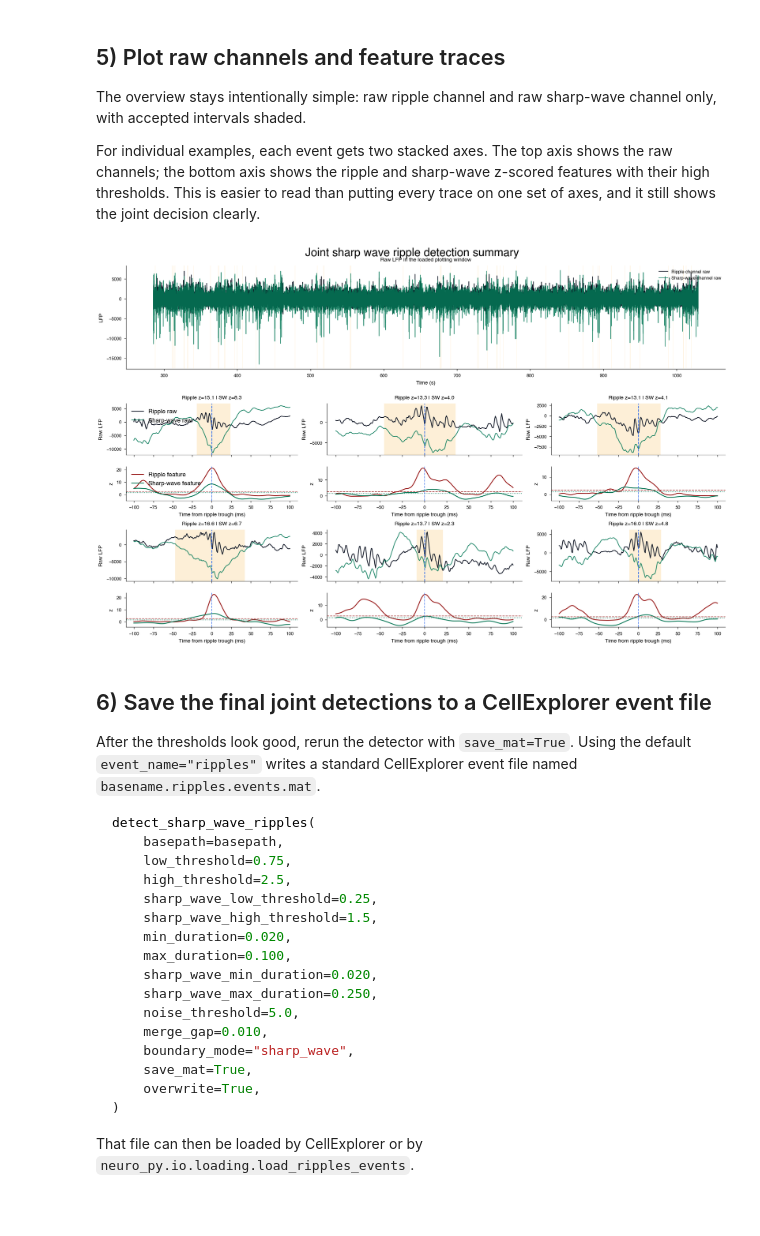
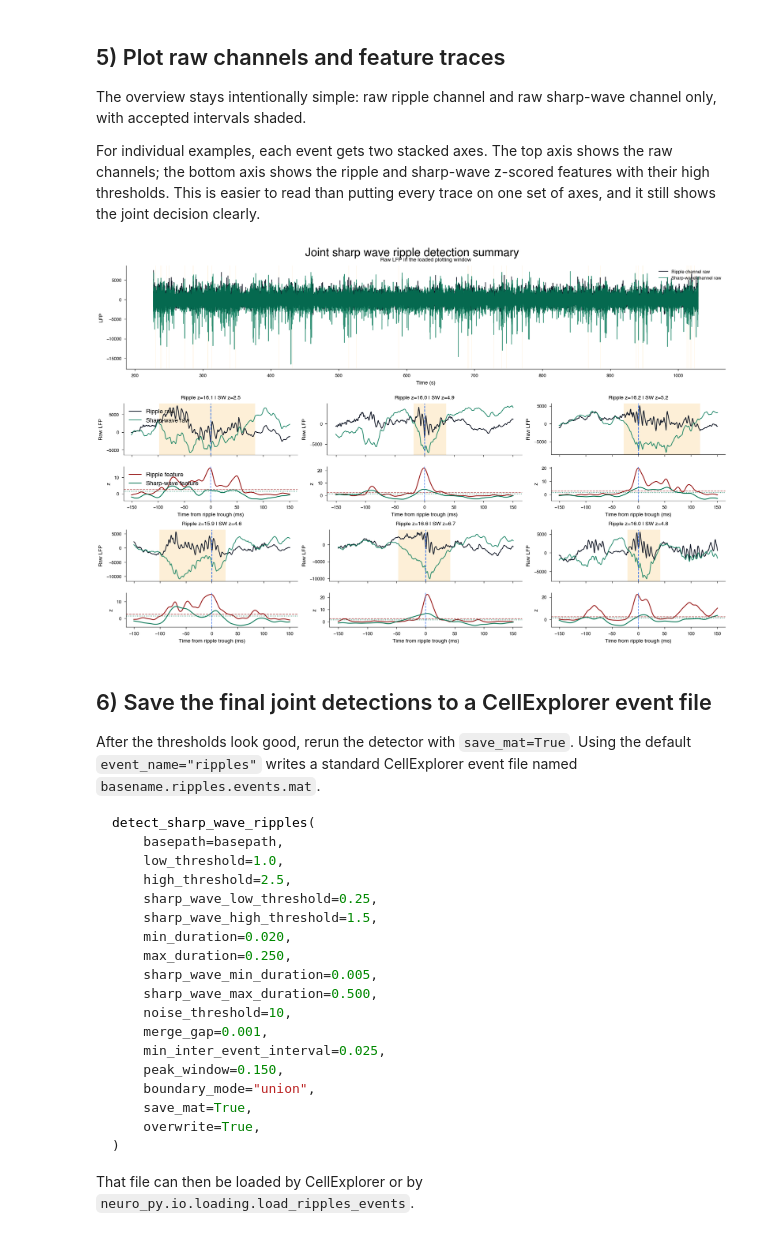
Before and after one commit to ryanharvey1/neuro_py, a Jupyter notebook: tutorials/sharp_wave_ripple_detection.ipynb, the cells around one changed output. Cells and saved outputs as stored; diff of their text form; code cells hidden in the pictures; blank space fills up the shorter version.

````diff
--- a/tutorials/sharp_wave_ripple_detection.ipynb
+++ b/tutorials/sharp_wave_ripple_detection.ipynb
@@ -249,22 +249,22 @@ With the simulated example in mind, we can run the same detector on real data. T
 
 The important behavior is still joint detection by default: a candidate event must pass separate ripple and sharp-wave criteria. If a session does not have a usable sharp-wave channel, you can explicitly run ripple-only detection with `require_sharp_wave=False`, but those events should be interpreted more cautiously because the sharp-wave criterion helps reject ripple-band noise.
 # %%
-basepath = r"S:\data\HMC\HMC1\day8"
+basepath = r"S:\data\HMC\HMC1\day8" # 12691.7
 
 ripples = detect_sharp_wave_ripples(
     basepath=basepath,
-    low_threshold=0.75,
+    low_threshold=1.0,
     high_threshold=2.5,
     sharp_wave_low_threshold=0.25,
     sharp_wave_high_threshold=1.5,
     min_duration=0.020,
-    max_duration=0.100,
-    sharp_wave_min_duration=0.020,
-    sharp_wave_max_duration=0.250,
-    noise_threshold=5.0,
-    merge_gap=0.010,
-    boundary_mode="sharp_wave",
-    save_mat=False,
+    max_duration=0.250,
+    sharp_wave_min_duration=0.005,
+    sharp_wave_max_duration=0.500,
+    merge_gap=0.001,
+    noise_threshold=10,
+    min_inter_event_interval=0.025,
+    peak_window=0.150,
+    boundary_mode="union",
+    save_mat=False, # CHANGE TO TRUE TO SAVE MATLAB FILE
 )
-
-ripples.head()
@@ -442,7 +473,7 @@ def plot_joint_swr_summary(
     fs,
     ripple_high_threshold=2.5,
     sharp_wave_high_threshold=1.5,
-    example_window=0.10,
+    example_window=0.150,
 ):
     fig = plt.figure(
         figsize=npy.plotting.set_size("nature_double", fraction=1.65),
@@ -542,34 +573,34 @@ def plot_joint_swr_summary(
             sharp_wave_high_threshold, color="#047857", ls=":", lw=0.9, alpha=0.85
         )
         feature_ax.axvline(0.0, color="#2563eb", ls="--", lw=0.8, alpha=0.8)
         feature_ax.set_xlabel("Time from ripple trough (ms)")
         feature_ax.set_ylabel("z")
 
         if panel_index == 0:
             raw_ax.legend(loc="upper left", frameon=False, fontsize=8)
             feature_ax.legend(loc="upper left", frameon=False, fontsize=8)
 
     for ax in event_axes[len(events_for_plot) :]:
         ax.axis("off")
 
     return fig
 
 
 fig = plot_joint_swr_summary(
     ripples,
     events_for_plot,
     timestamps,
     raw,
     sharp_wave_raw,
     ripple_power,
     sharp_wave_power,
     fs,
     ripple_high_threshold=2.5,
     sharp_wave_high_threshold=1.5,
 )
 fig.suptitle("Joint sharp wave ripple detection summary", y=1.02, fontsize=15);
 # %% [output]
-[figure, old version]
+[figure, new version]
 # %% [markdown]
 ## 6) Save the final joint detections to a CellExplorer event file
 
@@ -578,17 +609,19 @@ After the thresholds look good, rerun the detector with `save_mat=True`. Using t
 ```python
 detect_sharp_wave_ripples(
     basepath=basepath,
-    low_threshold=0.75,
+    low_threshold=1.0,
     high_threshold=2.5,
     sharp_wave_low_threshold=0.25,
     sharp_wave_high_threshold=1.5,
     min_duration=0.020,
-    max_duration=0.100,
-    sharp_wave_min_duration=0.020,
-    sharp_wave_max_duration=0.250,
-    noise_threshold=5.0,
-    merge_gap=0.010,
-    boundary_mode="sharp_wave",
+    max_duration=0.250,
+    sharp_wave_min_duration=0.005,
+    sharp_wave_max_duration=0.500,
+    noise_threshold=10,
+    merge_gap=0.001,
+    min_inter_event_interval=0.025,
+    peak_window=0.150,
+    boundary_mode="union",
     save_mat=True,
     overwrite=True,
 )
````
Also changed, not shown: parts of 7 cells of this notebook, 2 other files.
